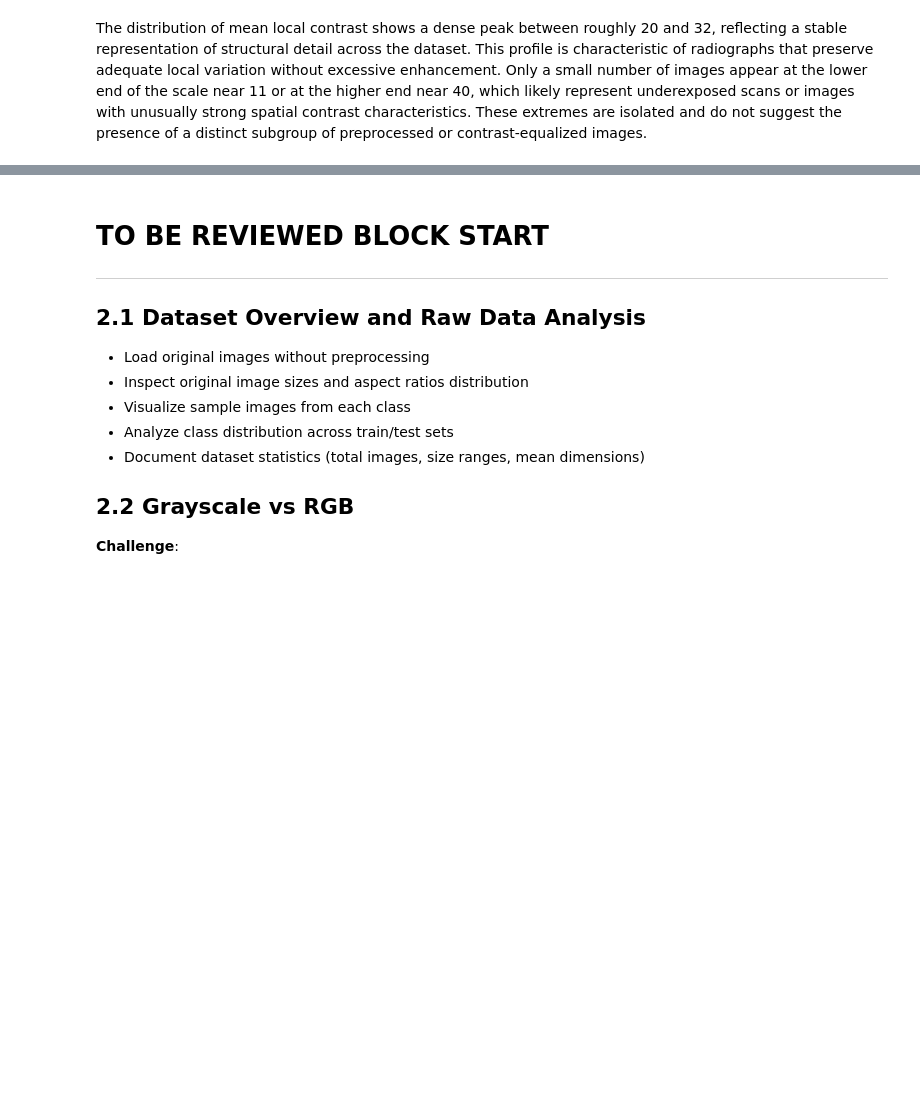
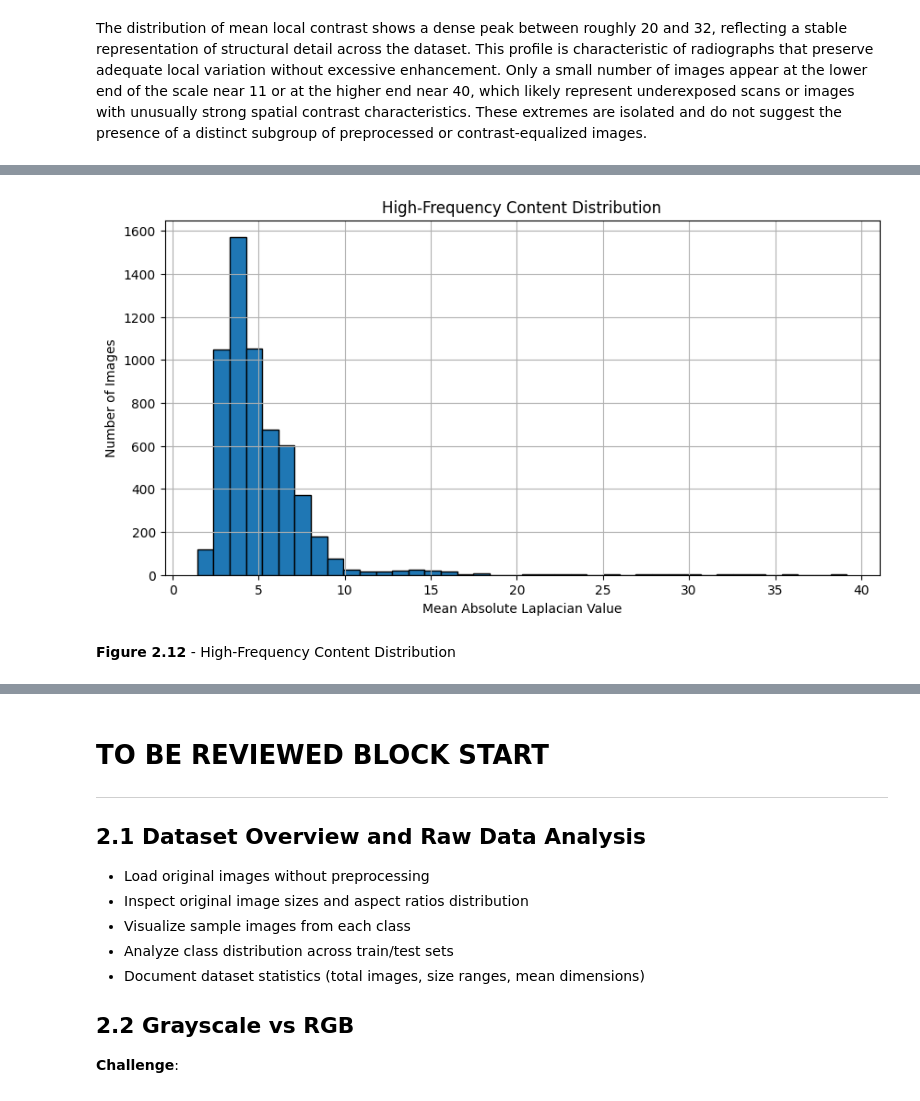
Before and after one commit to logus2k/apvc_p2, a Jupyter notebook: dl_for_cv_project2_v1.ipynb, the cells around one changed output, grey strips where cells are left out. Cells and saved outputs as stored; diff of their text form; code cells hidden in the pictures; blank space fills up the shorter version.

```diff
--- a/dl_for_cv_project2_v1.ipynb
+++ b/dl_for_cv_project2_v1.ipynb
@@ -453,0 +552,21 @@ The distribution of mean local contrast shows a dense peak between roughly 20 an
+# %%
+# Compute high-frequency content using the mean absolute Laplacian response
+def compute_high_freq_energy(image_path):
+	img = cv2.imread(image_path, cv2.IMREAD_GRAYSCALE)
+	if img is None:
+		return None
+	img = img.astype(np.float32)
+	lap = cv2.Laplacian(img, cv2.CV_32F)
+	return float(np.mean(np.abs(lap)))
+
+# Compute high-frequency energy for all images
+results_hf = []
+for path in all_paths:
+	hf = compute_high_freq_energy(path)
+	if hf is not None:
+		results_hf.append({"image": path, "high_freq_energy": hf})
+
+df_hf = pd.DataFrame(results_hf)
+
+# Display descriptive statistics
+display(df_hf.describe())
@@ -453,0 +583,12 @@ The distribution of mean local contrast shows a dense peak between roughly 20 an
+# %%
+plt.figure(figsize=(10, 5))
+plt.hist(df_hf["high_freq_energy"], bins=40, edgecolor='black')
+plt.title("High-Frequency Content Distribution")
+plt.xlabel("Mean Absolute Laplacian Value")
+plt.ylabel("Number of Images")
+plt.grid(True)
+plt.show()
+# %% [output]
+[figure, added]
+# %% [markdown]
+**Figure 2.12** - High-Frequency Content Distribution
```
Also changed, not shown: parts of 15 cells of this notebook.
